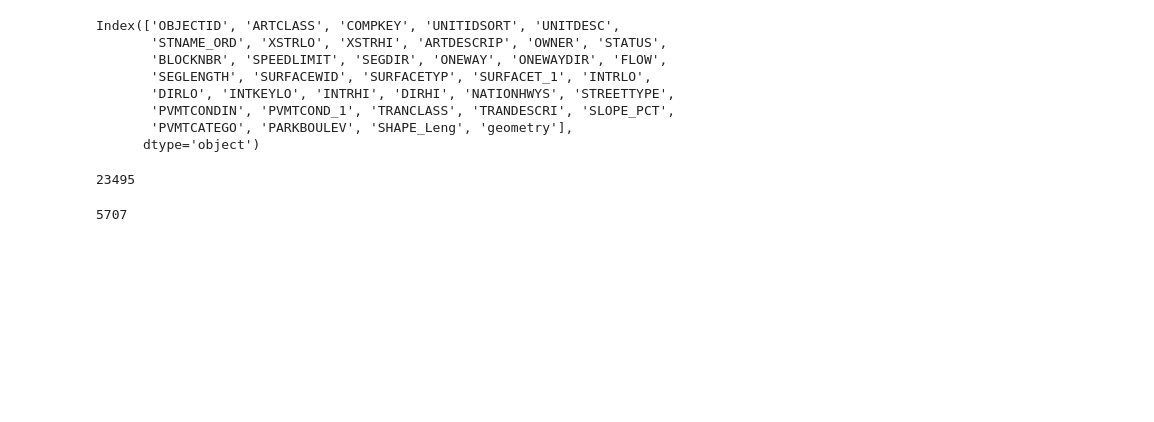
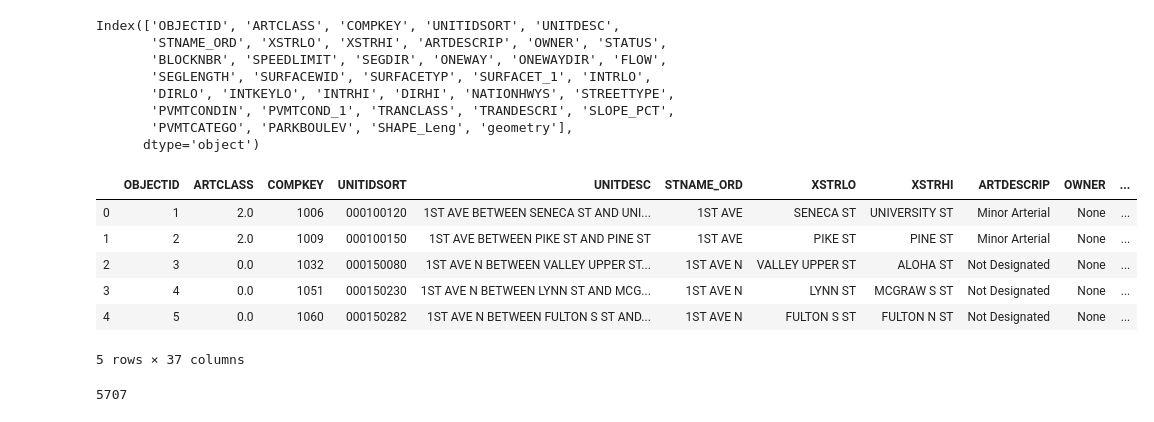
Before and after one commit to zhen-zh/bike, a Jupyter notebook: geopandas_eda.ipynb, the cells around one changed output. Saved outputs shown, nothing was run; the diff lists cells and outputs as text; code cells hidden in the pictures; blank space fills up the shorter version.

```diff
--- a/geopandas_eda.ipynb
+++ b/geopandas_eda.ipynb
@@ -8,15 +8,19 @@ import numpy as np
 import pandas as pd
 # %%
 
-# Set filepath (fix path relative to yours)
-fp = "./Collisions/Collisions.shp"
+# Set filepath
+fp = "./data/Collisions/Collisions.shp"
 
 # Read file using gpd.read_file()
 cl = gpd.read_file(fp)
 
 #Read file using gpd.read_file()
-fp2 = "./Seattle_Streets/Seattle_Streets.shp"
+fp2 = "./data/Seattle_Streets/Seattle_Streets.shp"
 street = gpd.read_file(fp2)
 
-fp3 = "./Sidewalks/Sidewalks.shp"
+fp3 = "./data/Sidewalks/Sidewalks.shp"
 sidewalk = gpd.read_file(fp3)
+
+
+fp4 = "./data/Existing_Bike_Facilities/Existing_Bike_Facilities.shp"
+bikelane = gpd.read_file(fp4)
@@ -37,11 +62,16 @@ Index(['OBJECTID', 'ARTCLASS', 'COMPKEY', 'UNITIDSORT', 'UNITDESC',
        'PVMTCONDIN', 'PVMTCOND_1', 'TRANCLASS', 'TRANDESCRI', 'SLOPE_PCT',
        'PVMTCATEGO', 'PARKBOULEV', 'SHAPE_Leng', 'geometry'],
       dtype='object')
-# %%
-strt2.columns
-len(strt2)
-# %% [output]
-23495
+# %%
+strt2.head()
+# %% [output]
+|  | OBJECTID | ARTCLASS | COMPKEY | UNITIDSORT | UNITDESC | STNAME_ORD | XSTRLO | XSTRHI | ARTDESCRIP | OWNER | ... |
+| 0 | 1 | 2.0 | 1006 | 000100120 | 1ST AVE BETWEEN SENECA ST AND UNI... | 1ST AVE | SENECA ST | UNIVERSITY ST | Minor Arterial | None | ... |
+| 1 | 2 | 2.0 | 1009 | 000100150 | 1ST AVE BETWEEN PIKE ST AND PINE ST | 1ST AVE | PIKE ST | PINE ST | Minor Arterial | None | ... |
+| 2 | 3 | 0.0 | 1032 | 000150080 | 1ST AVE N BETWEEN VALLEY UPPER ST... | 1ST AVE N | VALLEY UPPER ST | ALOHA ST | Not Designated | None | ... |
+| 3 | 4 | 0.0 | 1051 | 000150230 | 1ST AVE N BETWEEN LYNN ST AND MCG... | 1ST AVE N | LYNN ST | MCGRAW S ST | Not Designated | None | ... |
+| 4 | 5 | 0.0 | 1060 | 000150282 | 1ST AVE N BETWEEN FULTON S ST AND... | 1ST AVE N | FULTON S ST | FULTON N ST | Not Designated | None | ... |
+5 rows × 37 columns
 # %%
 cl.geometry[4]
 # %%
```
Also changed, not shown: parts of 16 cells of this notebook, 6 other files.
